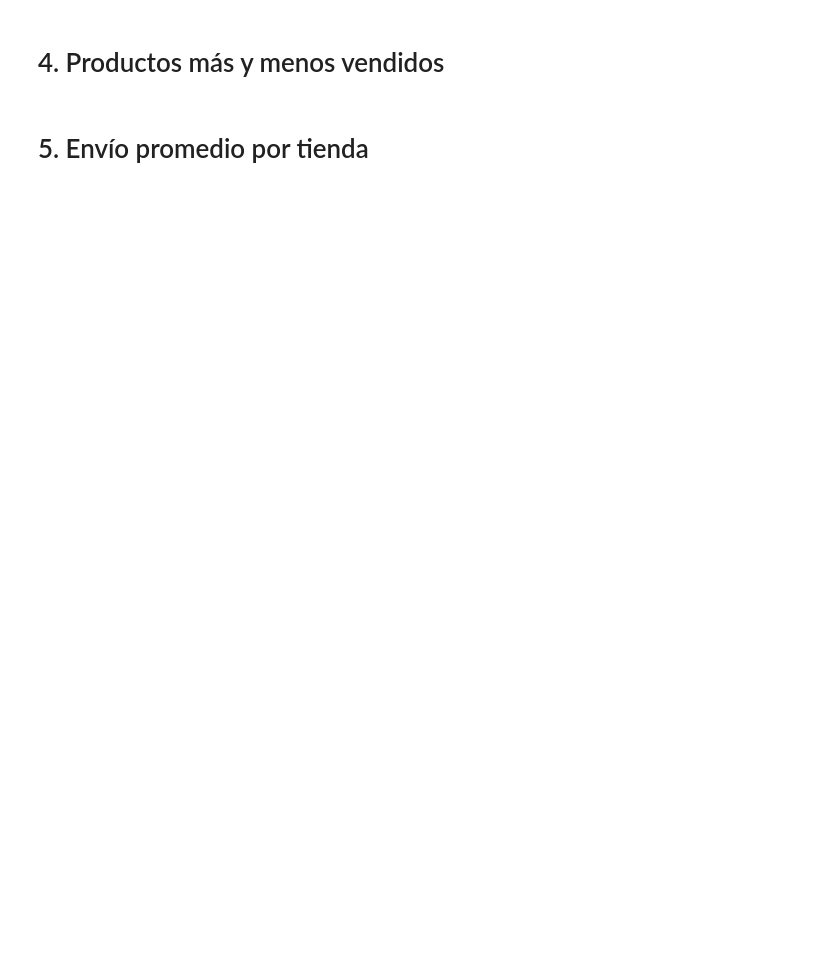
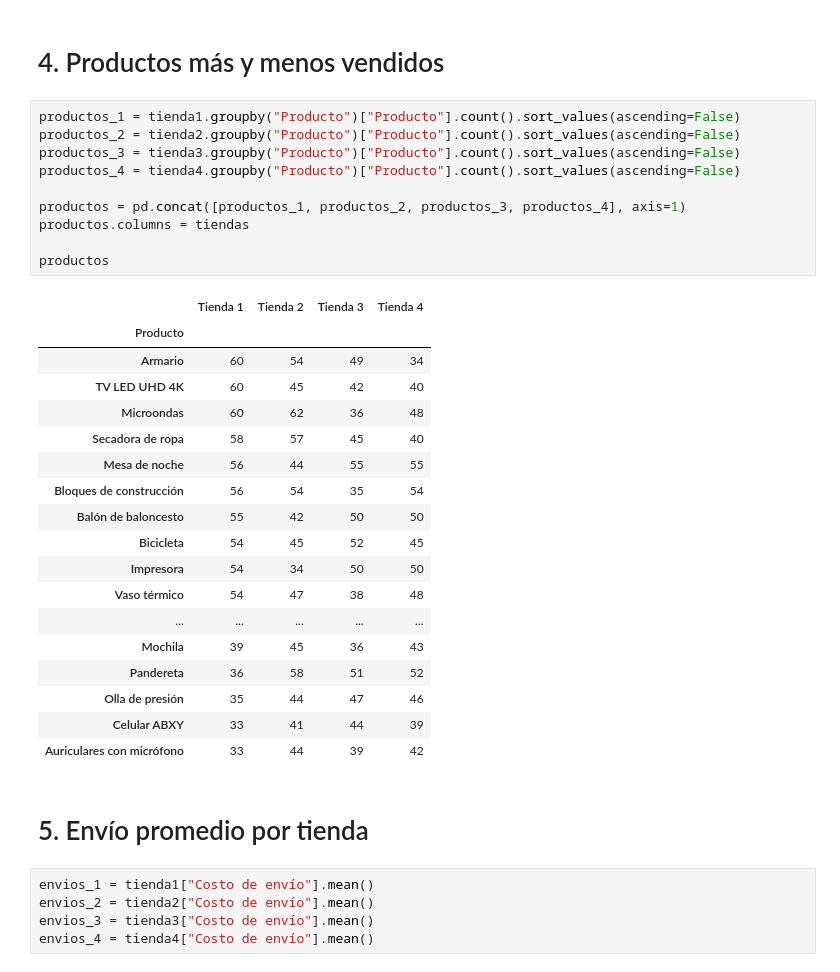
Before and after one commit to mauroamnirati/challenge-alura-store, a Jupyter notebook: challenge_alura_store.ipynb, the cells around one changed output. Cells and saved outputs as stored; diff of their text form; blank space fills up the shorter version.

```diff
--- a/challenge_alura_store.ipynb
+++ b/challenge_alura_store.ipynb
@@ -30,4 +95,38 @@ tienda.head()
 # %% [markdown]
 # 4. Productos más y menos vendidos
+# %%
+productos_1 = tienda1.groupby("Producto")["Producto"].count().sort_values(ascending=False)
+productos_2 = tienda2.groupby("Producto")["Producto"].count().sort_values(ascending=False)
+productos_3 = tienda3.groupby("Producto")["Producto"].count().sort_values(ascending=False)
+productos_4 = tienda4.groupby("Producto")["Producto"].count().sort_values(ascending=False)
+
+productos = pd.concat([productos_1, productos_2, productos_3, productos_4], axis=1)
+productos.columns = tiendas
+
+productos
+# %% [output]
+|  | Tienda 1 | Tienda 2 | Tienda 3 | Tienda 4 |
+| Producto |  |  |  |  |
+| Armario | 60 | 54 | 49 | 34 |
+| TV LED UHD 4K | 60 | 45 | 42 | 40 |
+| Microondas | 60 | 62 | 36 | 48 |
+| Secadora de ropa | 58 | 57 | 45 | 40 |
+| Mesa de noche | 56 | 44 | 55 | 55 |
+| Bloques de construcción | 56 | 54 | 35 | 54 |
+| Balón de baloncesto | 55 | 42 | 50 | 50 |
+| Bicicleta | 54 | 45 | 52 | 45 |
+| Impresora | 54 | 34 | 50 | 50 |
+| Vaso térmico | 54 | 47 | 38 | 48 |
+| ... | ... | ... | ... | ... |
+| Mochila | 39 | 45 | 36 | 43 |
+| Pandereta | 36 | 58 | 51 | 52 |
+| Olla de presión | 35 | 44 | 47 | 46 |
+| Celular ABXY | 33 | 41 | 44 | 39 |
+| Auriculares con micrófono | 33 | 44 | 39 | 42 |
 # %% [markdown]
 # 5. Envío promedio por tienda
+# %%
+envios_1 = tienda1["Costo de envío"].mean()
+envios_2 = tienda2["Costo de envío"].mean()
+envios_3 = tienda3["Costo de envío"].mean()
+envios_4 = tienda4["Costo de envío"].mean()
```
Also changed, not shown: parts of 19 cells of this notebook.
